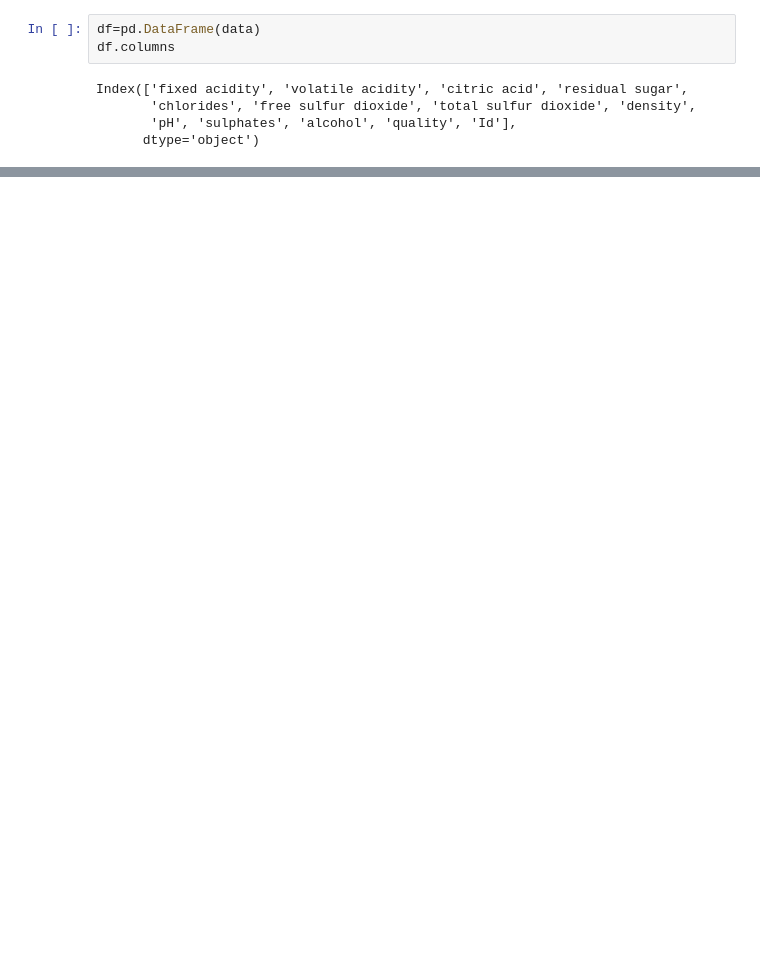
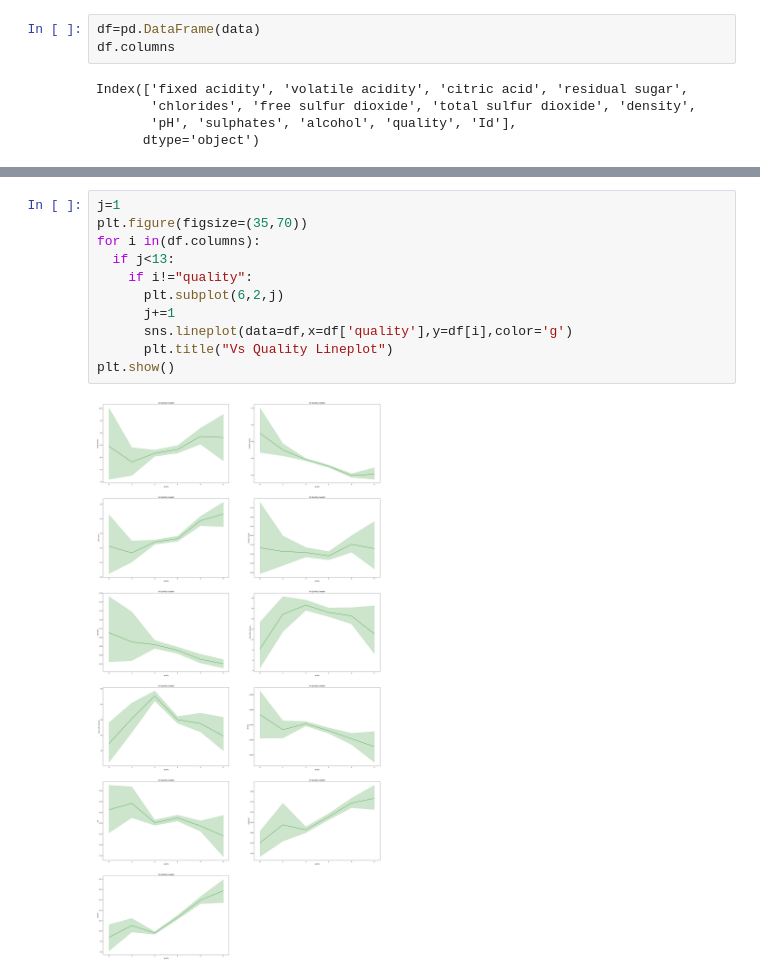
Before and after one commit to rohan-khapane/CodeClauseInternship_Wine-Quality-Prediction, a Jupyter notebook: wine_quality_code_clause.ipynb, the cells around one changed output, grey strips where cells are left out. Drawn from its saved outputs; the diff is of its cells as text; blank space fills up the shorter version.

```diff
--- a/wine_quality_code_clause.ipynb
+++ b/wine_quality_code_clause.ipynb
@@ -145,0 +219,13 @@ ValueError: num must be an integer with 1 <= num <= 12, not 13
+# %%
+j=1
+plt.figure(figsize=(35,70))
+for i in(df.columns):
+  if j<13:
+    if i!="quality":
+      plt.subplot(6,2,j)
+      j+=1
+      sns.lineplot(data=df,x=df['quality'],y=df[i],color='g')
+      plt.title("Vs Quality Lineplot")
+plt.show()
+# %% [output]
+[figure, added]
```
Also changed, not shown: parts of 61 cells of this notebook.
